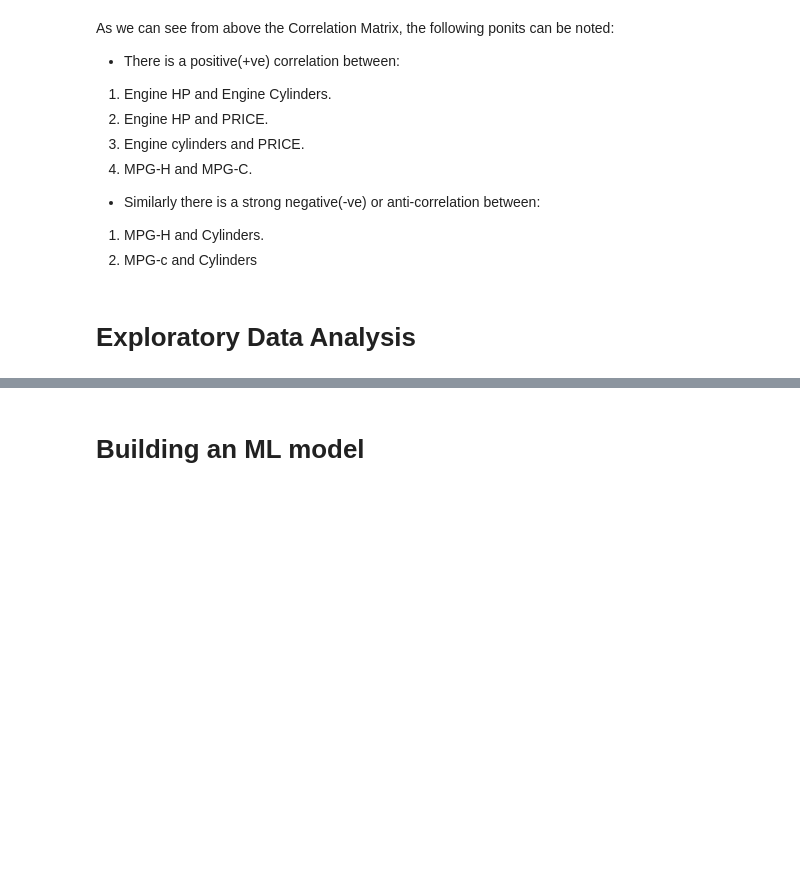
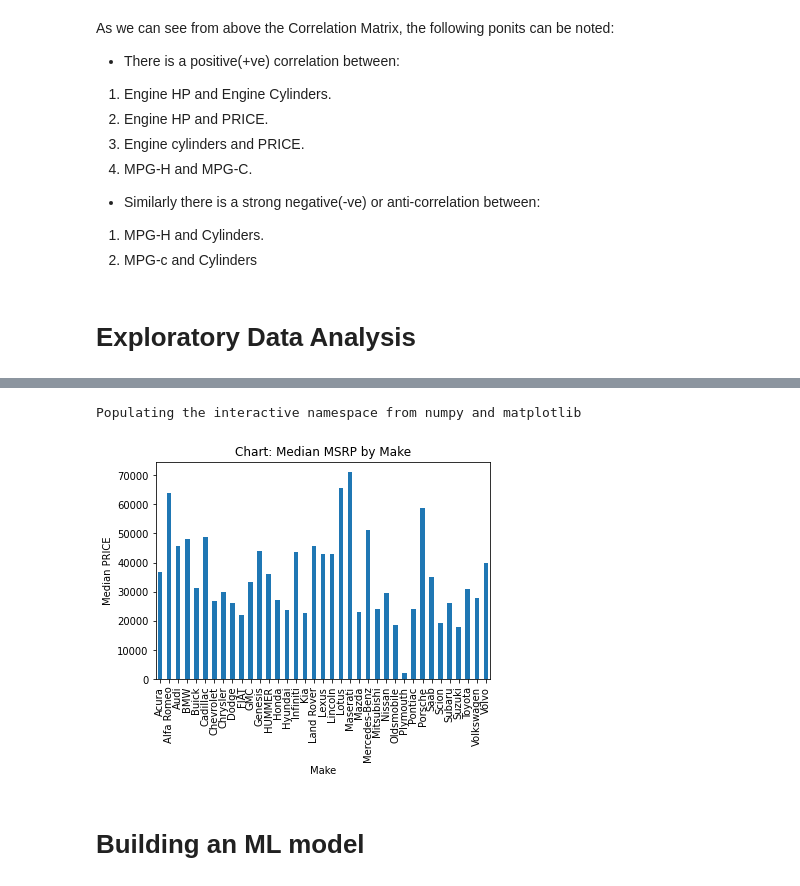
Before and after one commit to Sahiti99/EDA-on-cardata, a Jupyter notebook: Untitled1.ipynb, the cells around one changed output, grey strips where cells are left out. Saved outputs shown, nothing was run; the diff lists cells and outputs as text; code cells hidden in the pictures; blank space fills up the shorter version.

```diff
--- a/Untitled1.ipynb
+++ b/Untitled1.ipynb
@@ -419,0 +430,11 @@ sns.stripplot(x='Market Category',y='MSRP',data=df,size=15,hue='Year')
+# %%
+%pylab inline
+Make=df.groupby(['Make'])['PRICE'].median()
+
+Make.plot(kind='bar',stacked=True)
+pylab.ylabel('Median PRICE')
+pylab.title('Chart: Median MSRP by Make')
+plt.show()
+# %% [output]
+Populating the interactive namespace from numpy and matplotlib
+[figure, added]
```
Also changed, not shown: parts of 23 cells of this notebook.
